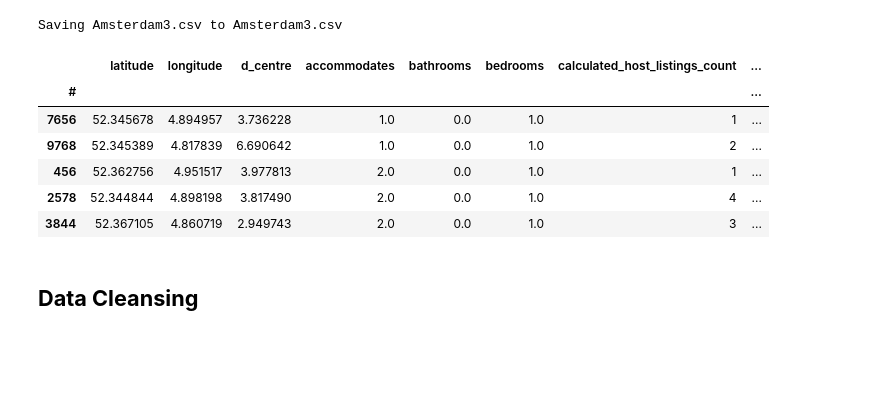
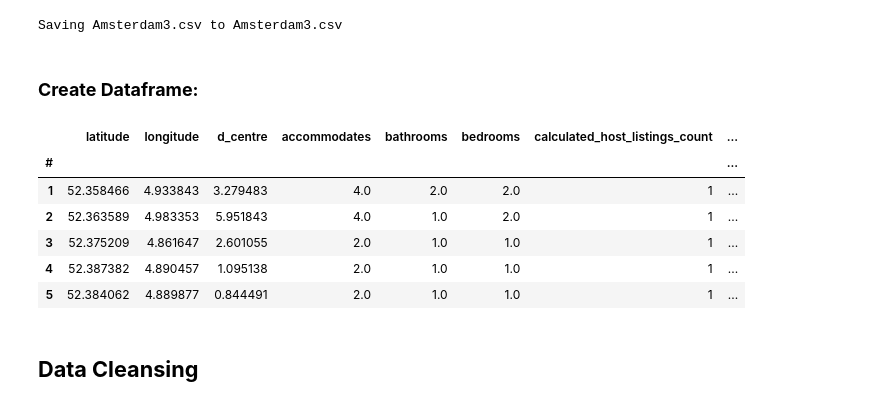
Before and after one commit to orbenishay/Regression-Project, a Jupyter notebook: Amsterdam3.ipynb, the cells around one changed output. Cells and saved outputs as stored; diff of their text form; code cells hidden in the pictures; blank space fills up the shorter version.

```diff
--- a/Amsterdam3.ipynb
+++ b/Amsterdam3.ipynb
@@ -108,27 +108,28 @@ if 'google.colab' in sys.modules:
 # %% [output]
 [interactive output not drawn]
 Saving Amsterdam3.csv to Amsterdam3.csv
+# %% [markdown]
+### **Create Dataframe:**
 # %%
-bnb_orig = pd.read_csv('Amsterdam2.csv', index_col='#')
+bnb_orig = pd.read_csv('Amsterdam3.csv', index_col='#')
 bnb=bnb_orig
 
 bnb['ring']=pd.cut(x=bnb['d_centre'], bins=4, right=True, labels=['Center','Off Center','periphery','Suburbs'],\
 retbins=False, precision=3, include_lowest=False, duplicates='raise') # bin distance
 
 bnb['N_S']=np.where(bnb['latitude']>=52.37854617, 'North', 'South')
 bnb['E_W']=np.where(bnb['longitude']>=4.900774603, 'East', 'West')
 bnb['Quarter']=bnb['N_S']+"_"+bnb['E_W']
 
-
 bnb.head()
 # %% [output]
 |  | latitude | longitude | d_centre | accommodates | bathrooms | bedrooms | calculated_host_listings_count | ... |
 | # |  |  |  |  |  |  |  | ... |
-| 7656 | 52.345678 | 4.894957 | 3.736228 | 1.0 | 0.0 | 1.0 | 1 | ... |
-| 9768 | 52.345389 | 4.817839 | 6.690642 | 1.0 | 0.0 | 1.0 | 2 | ... |
-| 456 | 52.362756 | 4.951517 | 3.977813 | 2.0 | 0.0 | 1.0 | 1 | ... |
-| 2578 | 52.344844 | 4.898198 | 3.817490 | 2.0 | 0.0 | 1.0 | 4 | ... |
-| 3844 | 52.367105 | 4.860719 | 2.949743 | 2.0 | 0.0 | 1.0 | 3 | ... |
+| 1 | 52.358466 | 4.933843 | 3.279483 | 4.0 | 2.0 | 2.0 | 1 | ... |
+| 2 | 52.363589 | 4.983353 | 5.951843 | 4.0 | 1.0 | 2.0 | 1 | ... |
+| 3 | 52.375209 | 4.861647 | 2.601055 | 2.0 | 1.0 | 1.0 | 1 | ... |
+| 4 | 52.387382 | 4.890457 | 1.095138 | 2.0 | 1.0 | 1.0 | 1 | ... |
+| 5 | 52.384062 | 4.889877 | 0.844491 | 2.0 | 1.0 | 1.0 | 1 | ... |
 # %% [markdown]
 ## **Data Cleansing**
 # %%
```
